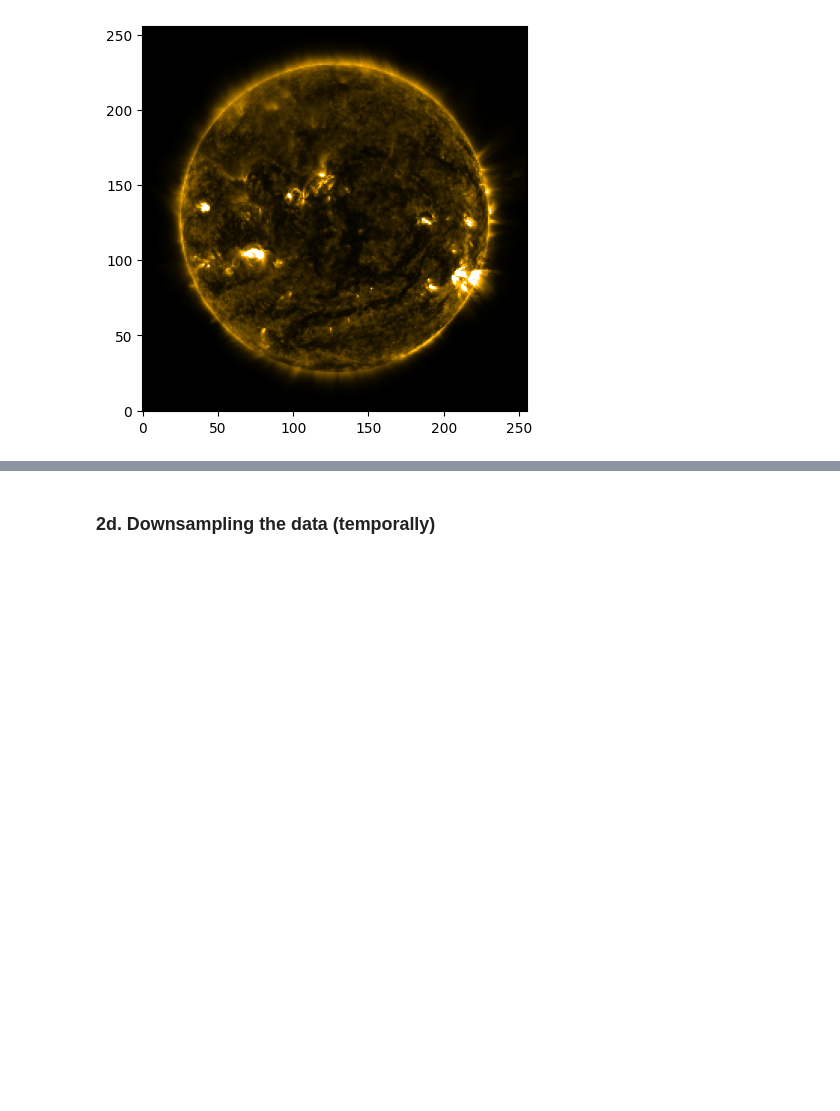
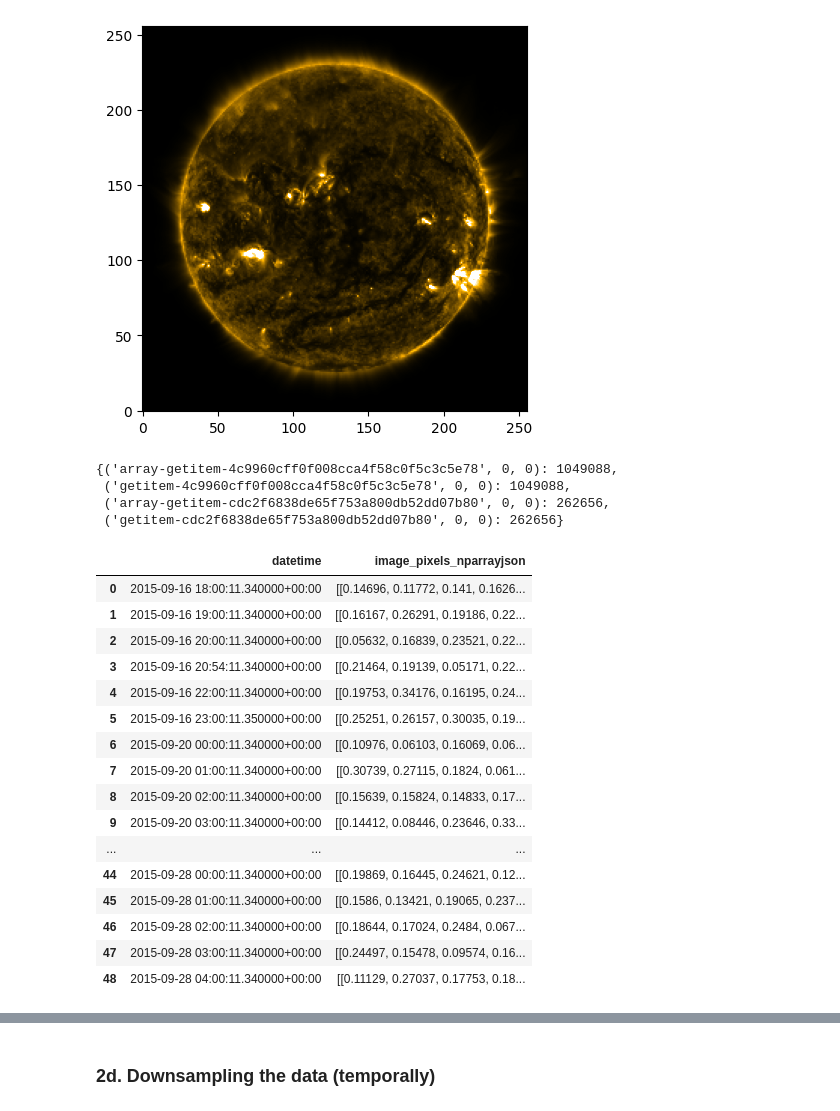
Before and after one commit to aishstronomer/flare-finder, a Jupyter notebook: sdoml_dataset_colab_aws_ask.ipynb, the cells around one changed output, grey strips where cells are left out. Saved outputs shown, nothing was run; the diff lists cells and outputs as text; code cells hidden in the pictures; blank space fills up the shorter version.

```diff
--- a/sdoml_dataset_colab_aws_ask.ipynb
+++ b/sdoml_dataset_colab_aws_ask.ipynb
@@ -273,6 +241,34 @@ plt.imshow(sub_image_eg,origin='lower',vmin=10,vmax=1000,cmap=colormap)
 # %% [output]
 <matplotlib.image.AxesImage at 0x...>
 [figure]
+# %%
+cache.cache.nbytes
+# %% [output]
+{('array-getitem-4c9960cff0f008cca4f58c0f5c3c5e78', 0, 0): 1049088,
+ ('getitem-4c9960cff0f008cca4f58c0f5c3c5e78', 0, 0): 1049088,
+ ('array-getitem-cdc2f6838de65f753a800db52dd07b80', 0, 0): 262656,
+ ('getitem-cdc2f6838de65f753a800db52dd07b80', 0, 0): 262656}
+# %%
+df = pd.read_csv("../../data/aia_image_data/images_df.csv")
+df
+# %% [output]
+|  | datetime | image_pixels_nparrayjson |
+| 0 | 2015-09-16 18:00:11.340000+00:00 | [[0.14696, 0.11772, 0.141, 0.1626... |
+| 1 | 2015-09-16 19:00:11.340000+00:00 | [[0.16167, 0.26291, 0.19186, 0.22... |
+| 2 | 2015-09-16 20:00:11.340000+00:00 | [[0.05632, 0.16839, 0.23521, 0.22... |
+| 3 | 2015-09-16 20:54:11.340000+00:00 | [[0.21464, 0.19139, 0.05171, 0.22... |
+| 4 | 2015-09-16 22:00:11.340000+00:00 | [[0.19753, 0.34176, 0.16195, 0.24... |
+| 5 | 2015-09-16 23:00:11.350000+00:00 | [[0.25251, 0.26157, 0.30035, 0.19... |
+| 6 | 2015-09-20 00:00:11.340000+00:00 | [[0.10976, 0.06103, 0.16069, 0.06... |
+| 7 | 2015-09-20 01:00:11.340000+00:00 | [[0.30739, 0.27115, 0.1824, 0.061... |
+| 8 | 2015-09-20 02:00:11.340000+00:00 | [[0.15639, 0.15824, 0.14833, 0.17... |
+| 9 | 2015-09-20 03:00:11.340000+00:00 | [[0.14412, 0.08446, 0.23646, 0.33... |
+| ... | ... | ... |
+| 44 | 2015-09-28 00:00:11.340000+00:00 | [[0.19869, 0.16445, 0.24621, 0.12... |
+| 45 | 2015-09-28 01:00:11.340000+00:00 | [[0.1586, 0.13421, 0.19065, 0.237... |
+| 46 | 2015-09-28 02:00:11.340000+00:00 | [[0.18644, 0.17024, 0.2484, 0.067... |
+| 47 | 2015-09-28 03:00:11.340000+00:00 | [[0.24497, 0.15478, 0.09574, 0.16... |
+| 48 | 2015-09-28 04:00:11.340000+00:00 | [[0.11129, 0.27037, 0.17753, 0.18... |
 # %%
 # collect the wanted images to a csv
 
```
Also changed, not shown: parts of 17 cells of this notebook, 1 other file.
